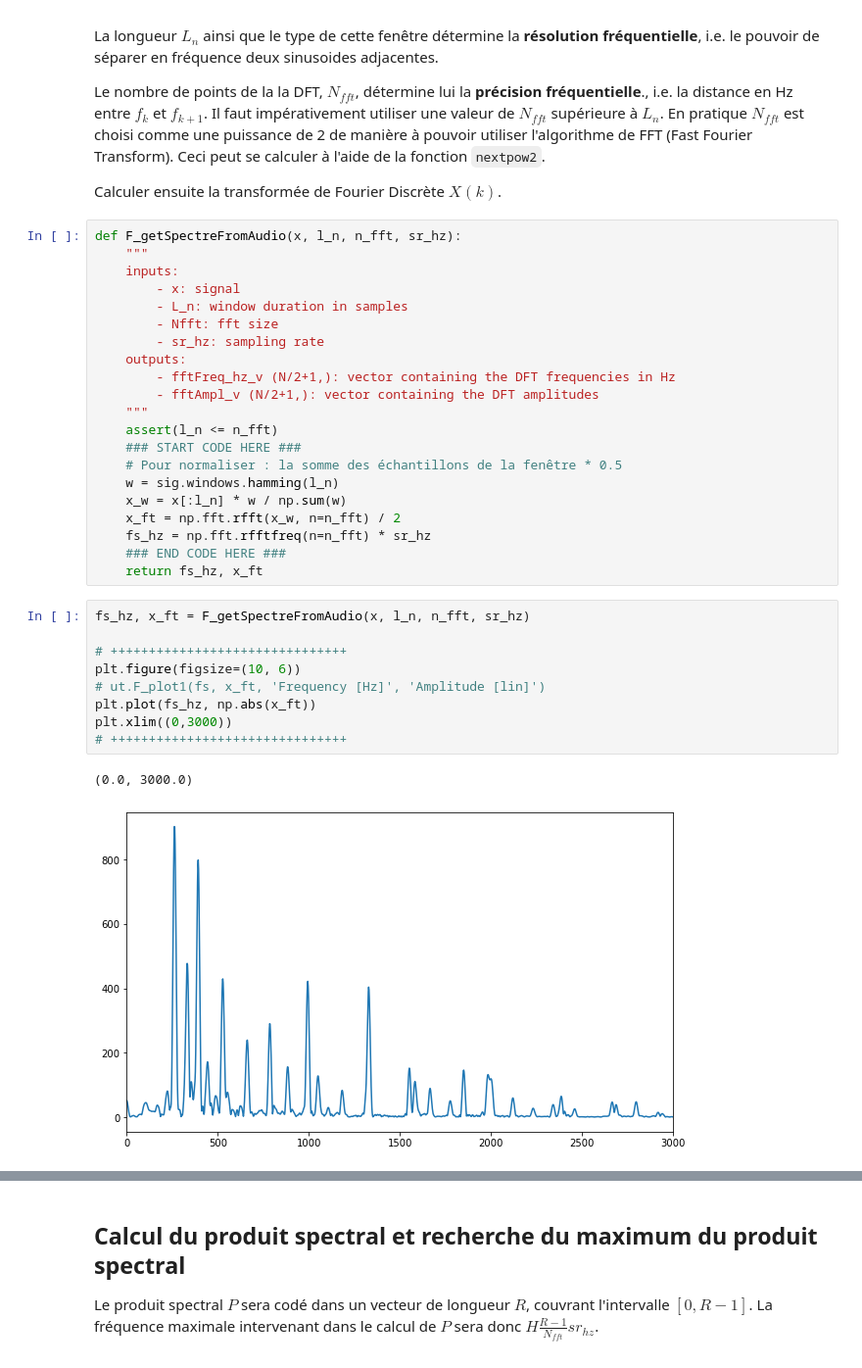
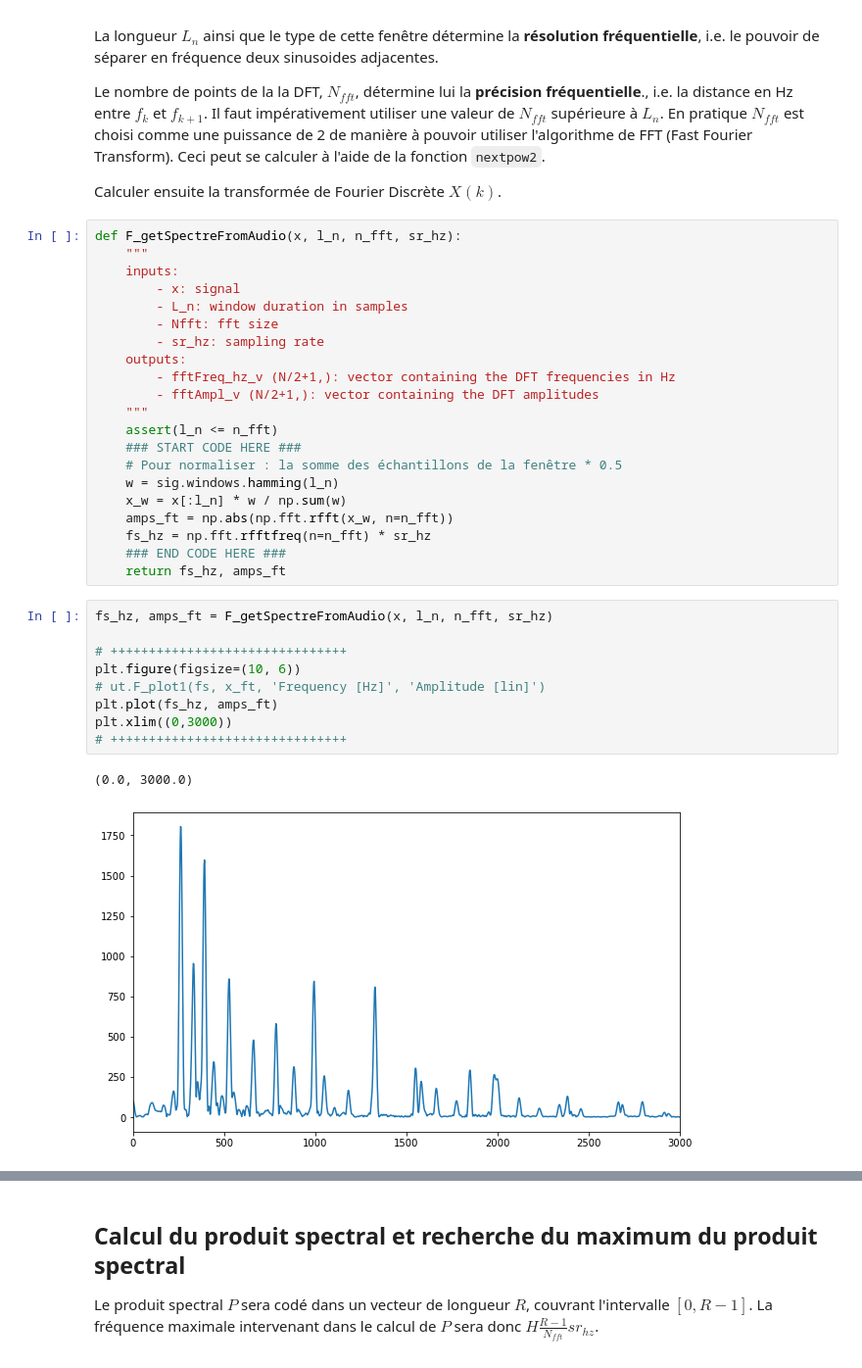
Before and after one commit to piptouque/atiam_tp_signal, a Jupyter notebook: tp_multihauteur/source/tp_multihauteur.ipynb, the cells around one changed output, grey strips where cells are left out. Shown: that part at 98% size. Cells and saved outputs as stored; diff of their text form.

```diff
--- a/tp_multihauteur/source/tp_multihauteur.ipynb
+++ b/tp_multihauteur/source/tp_multihauteur.ipynb
@@ -138,22 +135,22 @@ def F_getSpectreFromAudio(x, l_n, n_fft, sr_hz):
     # Pour normaliser : la somme des échantillons de la fenêtre * 0.5
     w = sig.windows.hamming(l_n)
     x_w = x[:l_n] * w / np.sum(w)
-    x_ft = np.fft.rfft(x_w, n=n_fft) / 2
+    amps_ft = np.abs(np.fft.rfft(x_w, n=n_fft))
     fs_hz = np.fft.rfftfreq(n=n_fft) * sr_hz
     ### END CODE HERE ###
-    return fs_hz, x_ft
+    return fs_hz, amps_ft
 # %%
-fs_hz, x_ft = F_getSpectreFromAudio(x, l_n, n_fft, sr_hz)
+fs_hz, amps_ft = F_getSpectreFromAudio(x, l_n, n_fft, sr_hz)
 
 # +++++++++++++++++++++++++++++++
 plt.figure(figsize=(10, 6))
 # ut.F_plot1(fs, x_ft, 'Frequency [Hz]', 'Amplitude [lin]')
-plt.plot(fs_hz, np.abs(x_ft))
+plt.plot(fs_hz, amps_ft)
 plt.xlim((0,3000))
 # +++++++++++++++++++++++++++++++
 # %% [output]
 (0.0, 3000.0)
-[figure, old version]
+[figure, new version]
 # %% [markdown]
 ### Test
 Pour le signal audioFile = './_audio/A3C4E4G4_piano.wav' vous devriez obtenir
```
Also changed, not shown: parts of 8 cells of this notebook, 22 other files.
